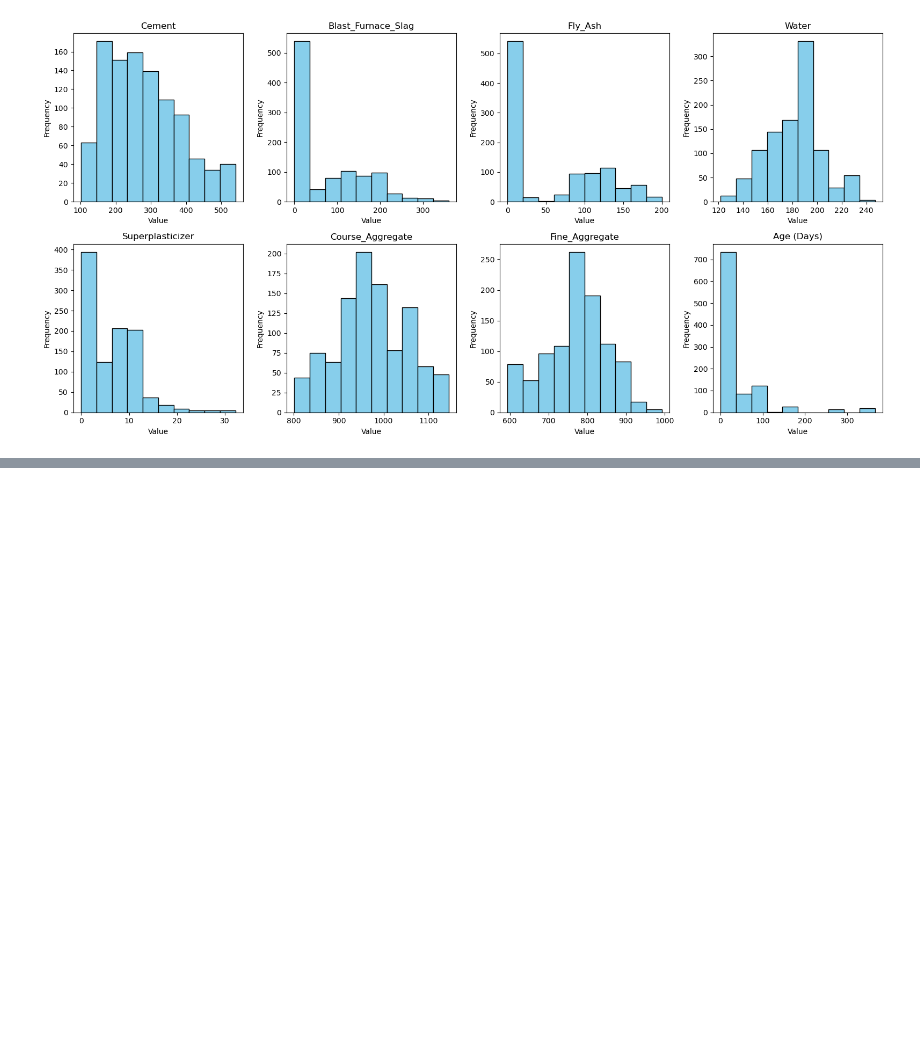
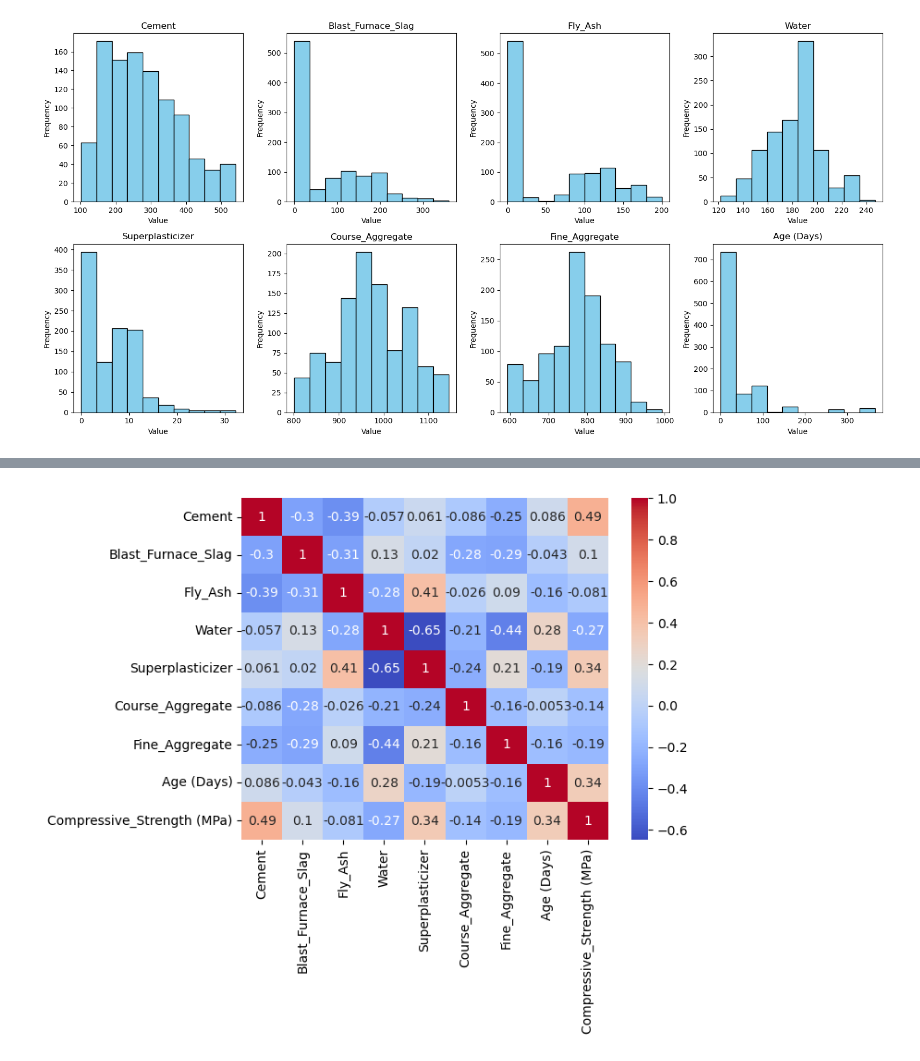
Before and after one commit to SBangarh/Concrete-Strength-Analysis, a Jupyter notebook: analysis.ipynb, the cells around one changed output, grey strips where cells are left out. Cells and saved outputs as stored; diff of their text form; code cells hidden in the pictures; blank space fills up the shorter version.

```diff
--- a/analysis.ipynb
+++ b/analysis.ipynb
@@ -159,0 +173,7 @@ make_histogram(data, 2, 4, (16, 8))
+# %%
+#heatmap
+correlation = data.corr()
+sns.heatmap(correlation, cmap='coolwarm', annot=True)
+plt.show()
+# %% [output]
+[figure, added]
```
Also changed, not shown: parts of 18 cells of this notebook, 1 other file.
